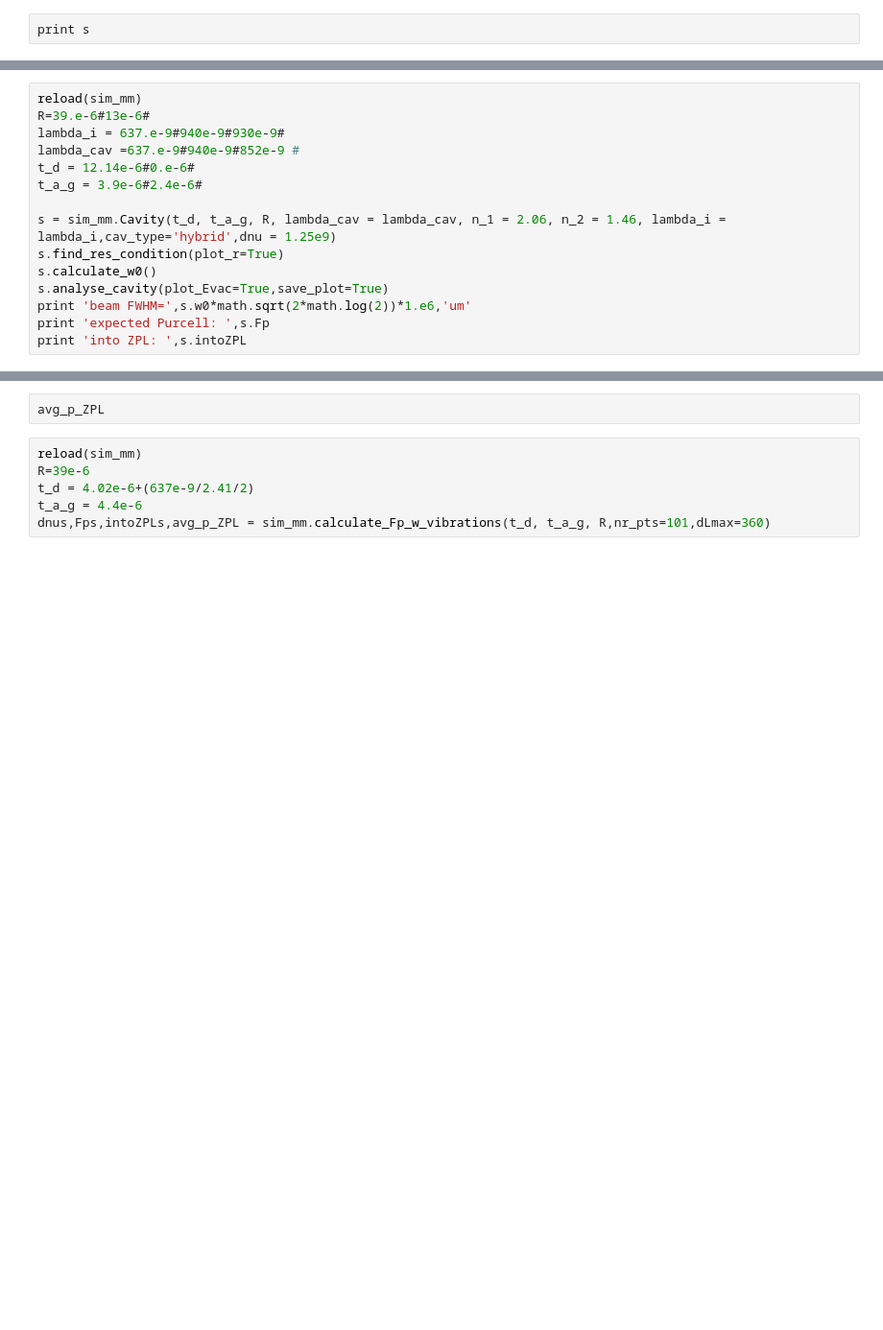
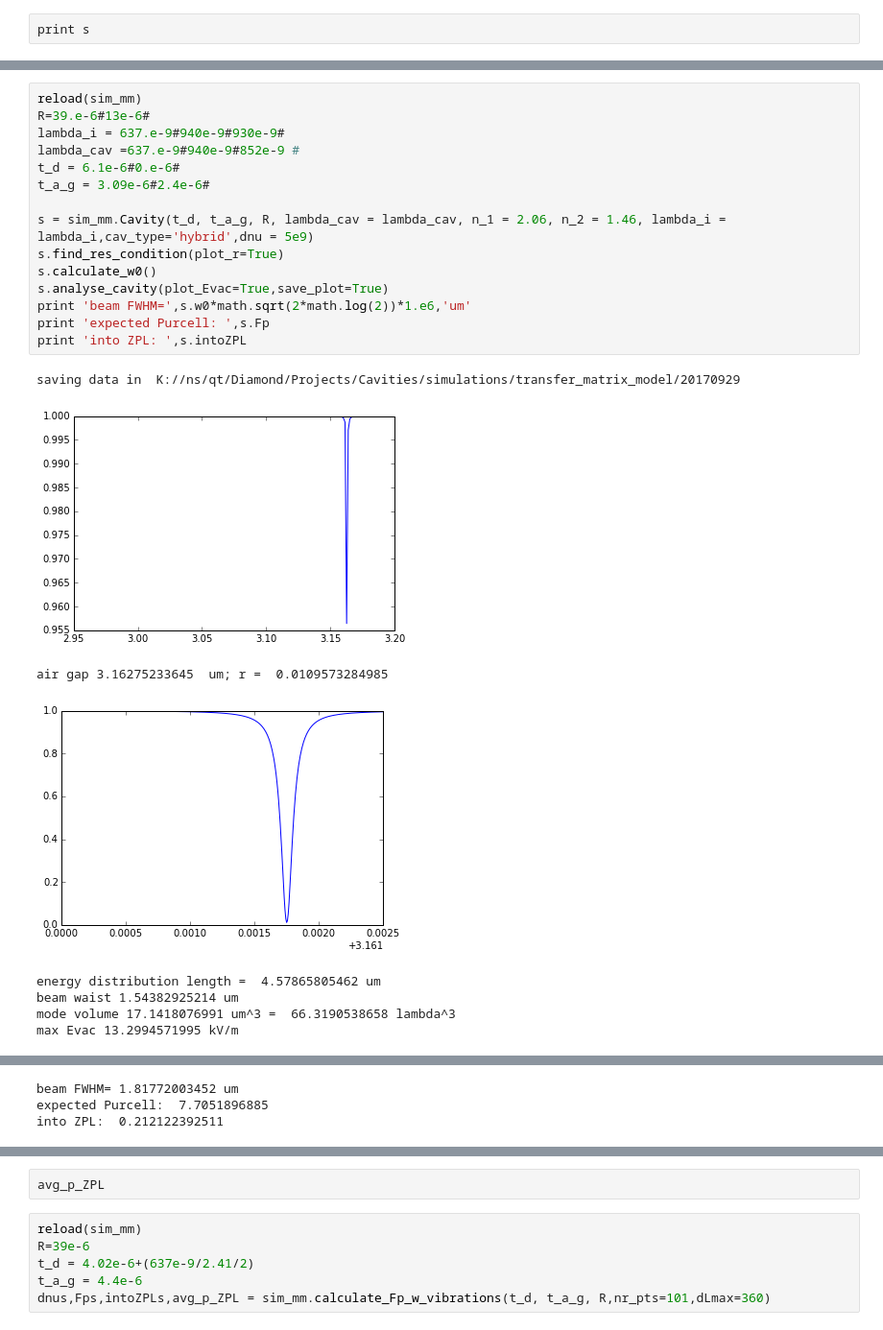
Before and after one commit to zaguros/analysis, a Jupyter notebook: notebooks/cavities/Simulations transfer matrix method.ipynb, the cells around one changed output, grey strips where cells are left out. Shown at 96% size. Cells and saved outputs as stored; diff of their text form; blank space fills up the shorter version.

```diff
--- a/notebooks/cavities/Simulations transfer matrix method.ipynb
+++ b/notebooks/cavities/Simulations transfer matrix method.ipynb
@@ -133,15 +162,24 @@ print 'into ZPL: ',s.intoZPL
 # %%
 reload(sim_mm)
 R=39.e-6#13e-6#
 lambda_i = 637.e-9#940e-9#930e-9#
 lambda_cav =637.e-9#940e-9#852e-9 #
-t_d = 12.14e-6#0.e-6#
-t_a_g = 3.9e-6#2.4e-6#
+t_d = 6.1e-6#0.e-6#
+t_a_g = 3.09e-6#2.4e-6#
 
-s = sim_mm.Cavity(t_d, t_a_g, R, lambda_cav = lambda_cav, n_1 = 2.06, n_2 = 1.46, lambda_i = lambda_i,cav_type='hybrid',dnu = 1.25e9)
+s = sim_mm.Cavity(t_d, t_a_g, R, lambda_cav = lambda_cav, n_1 = 2.06, n_2 = 1.46, lambda_i = lambda_i,cav_type='hybrid',dnu = 5e9)
 s.find_res_condition(plot_r=True)
 s.calculate_w0()
 s.analyse_cavity(plot_Evac=True,save_plot=True)
 print 'beam FWHM=',s.w0*math.sqrt(2*math.log(2))*1.e6,'um'
 print 'expected Purcell: ',s.Fp
 print 'into ZPL: ',s.intoZPL
+# %% [output]
+saving data in  K://ns/qt/Diamond/Projects/Cavities/simulations/transfer_matrix_model/20170929
+[figure, added]
+air gap 3.16275233645  um; r =  0.0109573284985
+[figure, added]
+energy distribution length =  4.57865805462 um
+beam waist 1.54382925214 um
+mode volume 17.1418076991 um^3 =  66.3190538658 lambda^3
+max Evac 13.2994571995 kV/m
@@ -148,3 +187,6 @@ print 'into ZPL: ',s.intoZPL
+beam FWHM= 1.81772003452 um
+expected Purcell:  7.7051896885
+into ZPL:  0.212122392511
 # %%
 reload(sim_mm)
 
```
Also changed, not shown: parts of 12 cells of this notebook, 6 other files.
